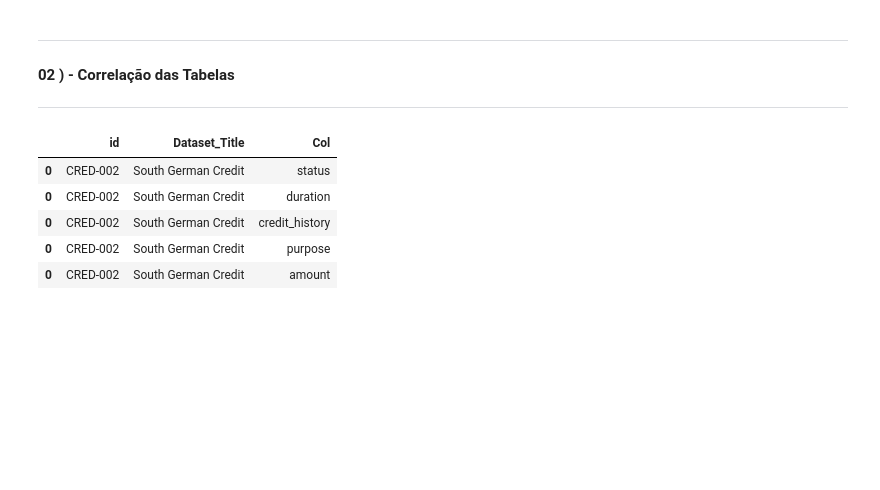
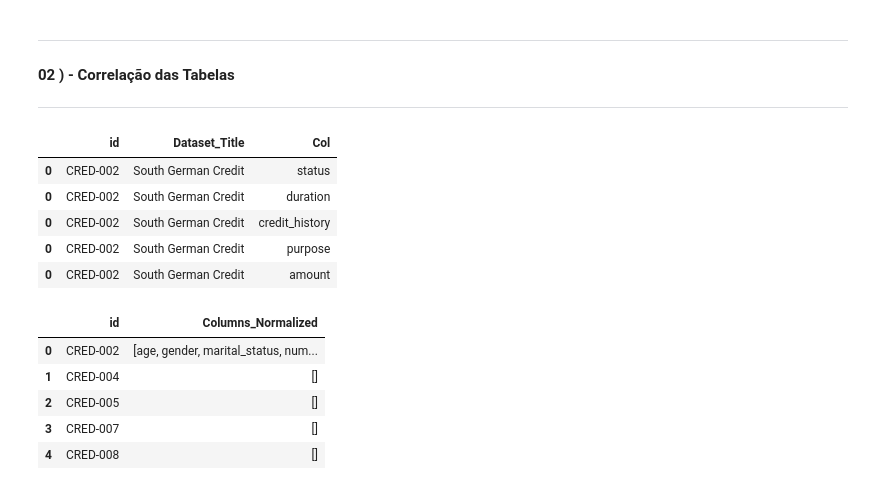
Before and after one commit to OfAndreS/Fairness, a Jupyter notebook: Notebooks/Scripts.ipynb, the cells around one changed output. Saved outputs shown, nothing was run; the diff lists cells and outputs as text; code cells hidden in the pictures; blank space fills up the shorter version.

```diff
--- a/Notebooks/Scripts.ipynb
+++ b/Notebooks/Scripts.ipynb
@@ -4,15 +4,16 @@ import numpy as np
 import json
 import ast
 import os
+# %%
+PATHSAVE = '../Data/PosProcessed'
+PATHLOAD = '../Data/PreProcessed'
+PATHJSON = '../Data/Raw/VarDict_v2.json'
 # %% [markdown]
 ---
 
 #### **01 ) - Instânciando Dados**
 
 ---
-# %%
-PATH = '../Data/PosProcessed'
-PATHJSON = '../Data/Raw/VarDict.json'
 # %% [markdown]
 ---
 
@@ -114 +108,11 @@ for id in list_fair_id:
+# %%
+df_buffer = pd.DataFrame(vars_norm)
+df_buffer.head()
+# %% [output]
+|  | id | Columns_Normalized |
+| 0 | CRED-002 | [age, gender, marital_status, num... |
+| 1 | CRED-004 | [] |
+| 2 | CRED-005 | [] |
+| 3 | CRED-007 | [] |
+| 4 | CRED-008 | [] |
 # %%
```
Also changed, not shown: parts of 11 cells of this notebook, 26 other files.
